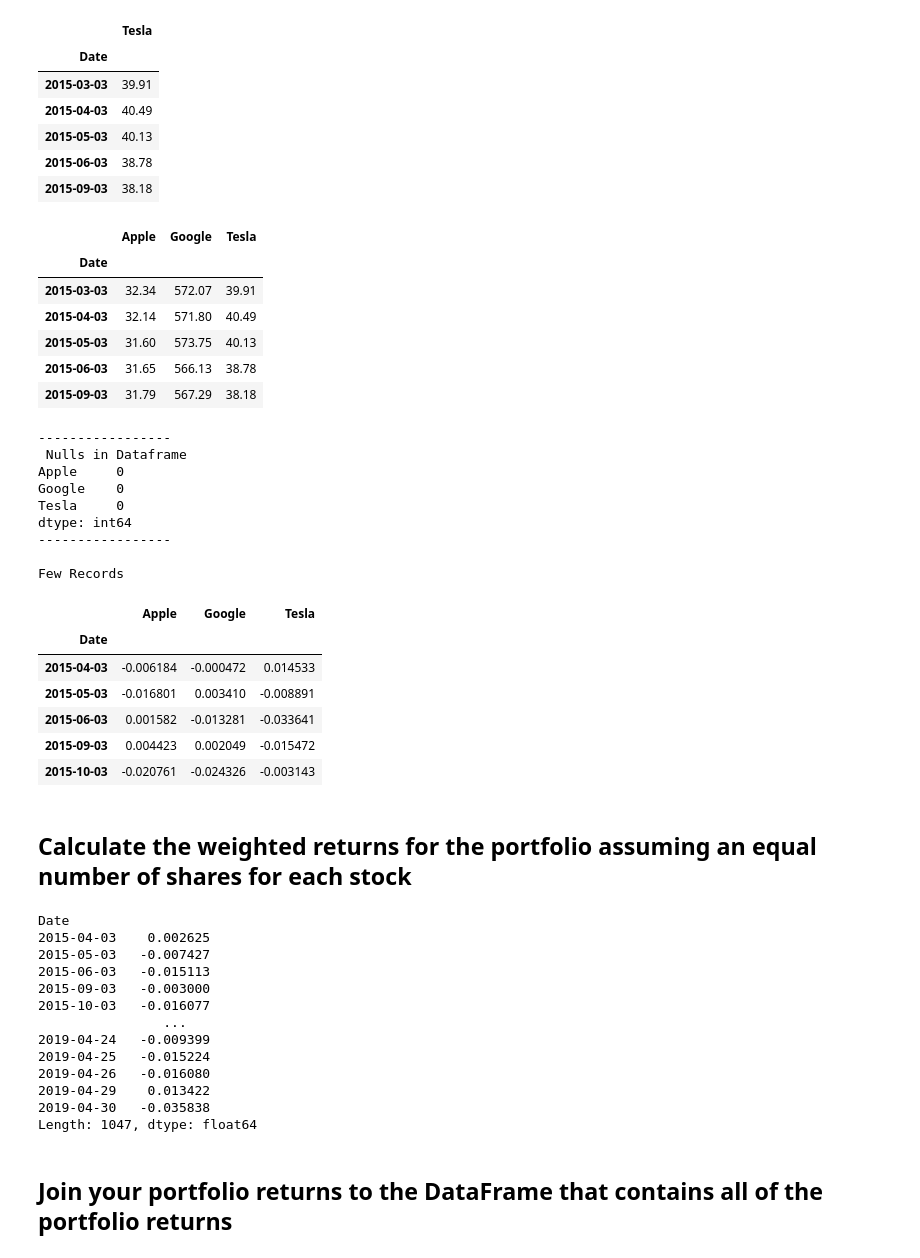
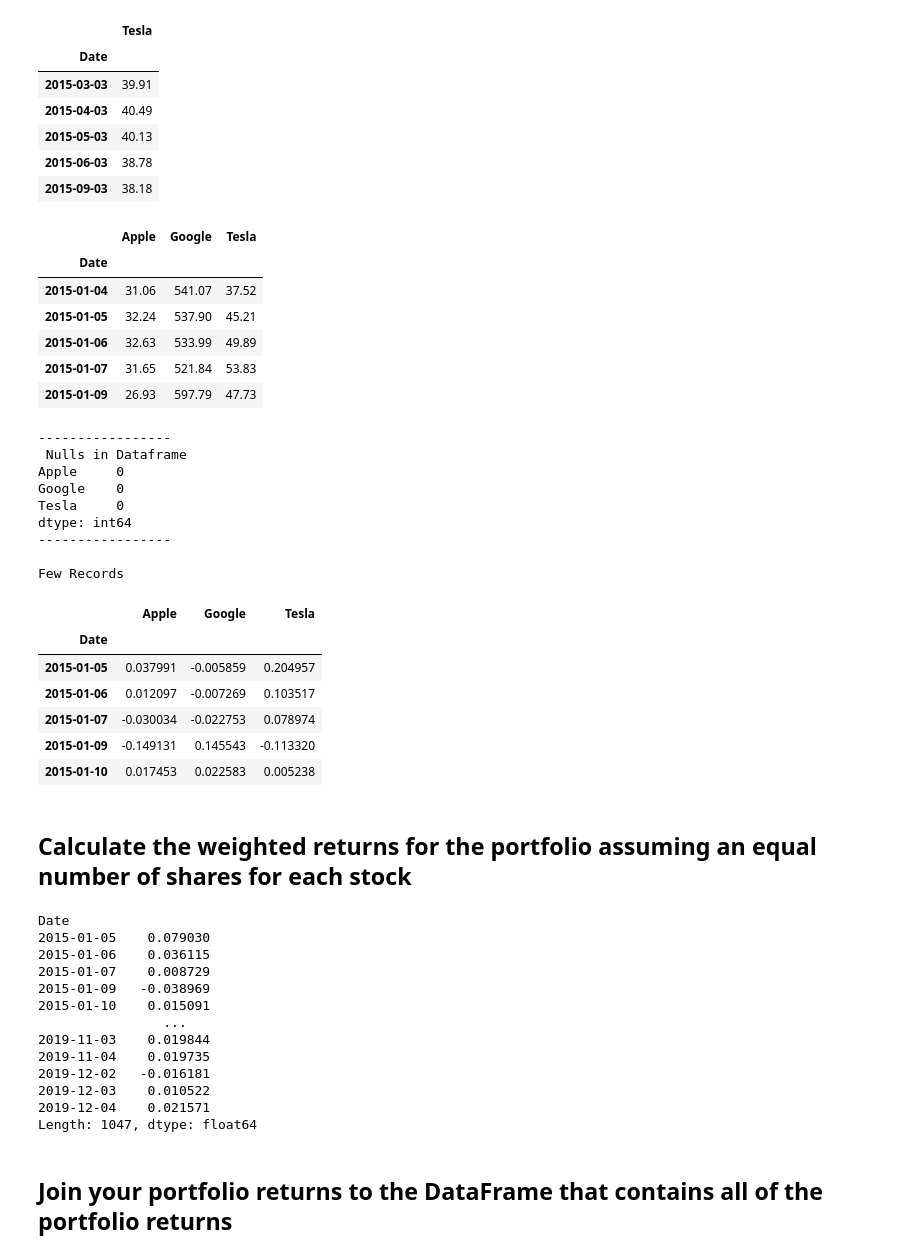
Before and after one commit to nagpalmanpreet/whale-analysis, a Jupyter notebook: whale_analysis.ipynb, the cells around one changed output. Cells and saved outputs as stored; diff of their text form; code cells hidden in the pictures.

```diff
--- a/whale_analysis.ipynb
+++ b/whale_analysis.ipynb
@@ -486,20 +489,24 @@ tesla_df.head()
 # %%
 # Combine all stocks in a single DataFrame
 my_portfolio = pd.concat([
     apple_df,
     google_df,
     tesla_df
 
 ],axis='columns', join='inner')
+
+# Sort index in ascending order by the date
+my_portfolio = my_portfolio.sort_index()
+
 my_portfolio.head()
 # %% [output]
 |  | Apple | Google | Tesla |
 | Date |  |  |  |
-| 2015-03-03 | 32.34 | 572.07 | 39.91 |
-| 2015-04-03 | 32.14 | 571.80 | 40.49 |
-| 2015-05-03 | 31.60 | 573.75 | 40.13 |
-| 2015-06-03 | 31.65 | 566.13 | 38.78 |
-| 2015-09-03 | 31.79 | 567.29 | 38.18 |
+| 2015-01-04 | 31.06 | 541.07 | 37.52 |
+| 2015-01-05 | 32.24 | 537.90 | 45.21 |
+| 2015-01-06 | 32.63 | 533.99 | 49.89 |
+| 2015-01-07 | 31.65 | 521.84 | 53.83 |
+| 2015-01-09 | 26.93 | 597.79 | 47.73 |
 # %%
 # Calculate daily returns
 my_portfolio = my_portfolio.pct_change()
@@ -527,11 +534,11 @@ dtype: int64
 Few Records
 |  | Apple | Google | Tesla |
 | Date |  |  |  |
-| 2015-04-03 | -0.006184 | -0.000472 | 0.014533 |
-| 2015-05-03 | -0.016801 | 0.003410 | -0.008891 |
-| 2015-06-03 | 0.001582 | -0.013281 | -0.033641 |
-| 2015-09-03 | 0.004423 | 0.002049 | -0.015472 |
-| 2015-10-03 | -0.020761 | -0.024326 | -0.003143 |
+| 2015-01-05 | 0.037991 | -0.005859 | 0.204957 |
+| 2015-01-06 | 0.012097 | -0.007269 | 0.103517 |
+| 2015-01-07 | -0.030034 | -0.022753 | 0.078974 |
+| 2015-01-09 | -0.149131 | 0.145543 | -0.113320 |
+| 2015-01-10 | 0.017453 | 0.022583 | 0.005238 |
 # %% [markdown]
 ## Calculate the weighted returns for the portfolio assuming an equal number of shares for each stock
 # %%
@@ -545,17 +552,17 @@ portfolio_returns = my_portfolio.dot(weights)
 portfolio_returns
 # %% [output]
 Date
-2015-04-03    0.002625
-2015-05-03   -0.007427
-2015-06-03   -0.015113
-2015-09-03   -0.003000
-2015-10-03   -0.016077
+2015-01-05    0.079030
+2015-01-06    0.036115
+2015-01-07    0.008729
+2015-01-09   -0.038969
+2015-01-10    0.015091
                 ...
-2019-04-24   -0.009399
-2019-04-25   -0.015224
-2019-04-26   -0.016080
-2019-04-29    0.013422
-2019-04-30   -0.035838
+2019-11-03    0.019844
+2019-11-04    0.019735
+2019-12-02   -0.016181
+2019-12-03    0.010522
+2019-12-04    0.021571
 Length: 1047, dtype: float64
 # %% [markdown]
 ## Join your portfolio returns to the DataFrame that contains all of the portfolio returns
```
Also changed, not shown: parts of 7 cells of this notebook.
